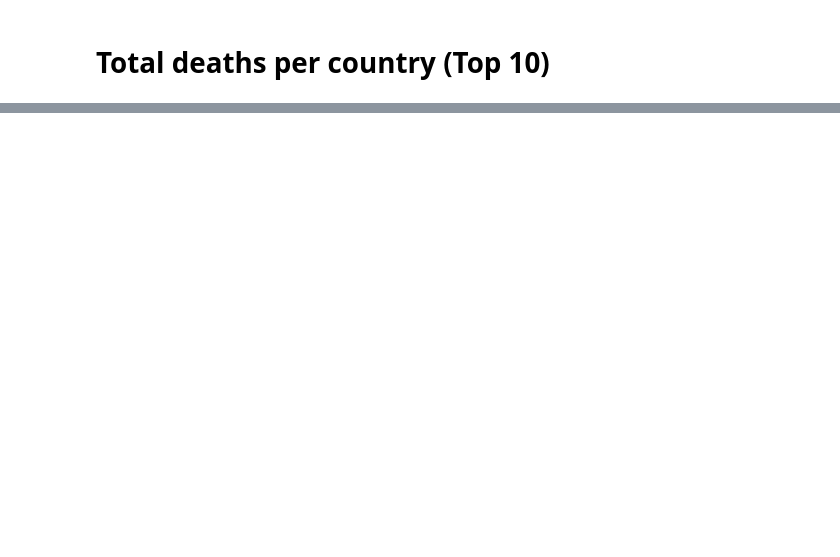
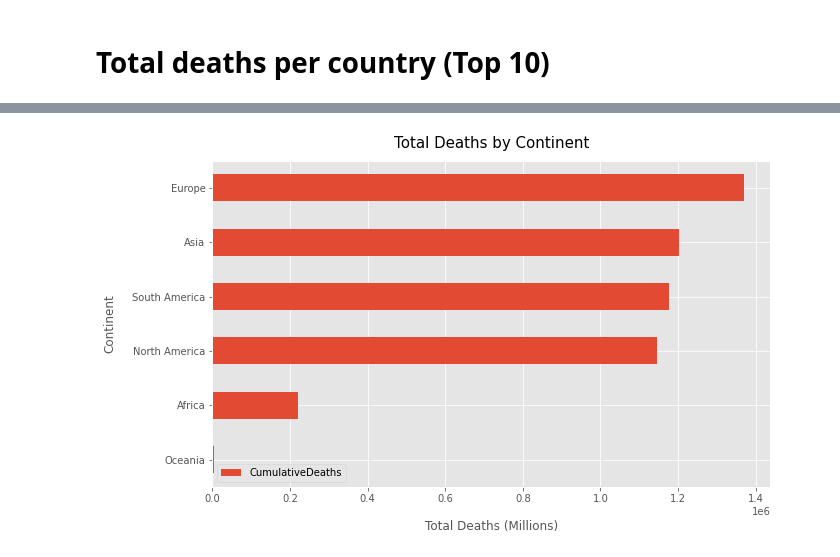
Before and after one commit to lyubol/Pandas-ETL---Covid, a Jupyter notebook: data_analysis.ipynb, the cells around one changed output, grey strips where cells are left out. Cells and saved outputs as stored; diff of their text form; code cells hidden in the pictures; blank space fills up the shorter version.

```diff
--- a/data_analysis.ipynb
+++ b/data_analysis.ipynb
@@ -34,0 +59,7 @@ df.groupby('Country').agg({'NewDeaths':'sum'}).sort_values('NewDeaths', ascendin
+# %%
+df_deaths_continent.groupby('Continent').agg({'CumulativeDeaths':'sum'}).sort_values(by='CumulativeDeaths', ascending=True).plot(kind='barh',figsize=(10,6))
+plt.xlabel("Total Deaths (Millions)", labelpad=16)
+plt.ylabel("Continent", labelpad=16)
+plt.title("Total Deaths by Continent", y=1.02, fontsize=15);
+# %% [output]
+[figure, added]
```
Also changed, not shown: parts of 9 cells of this notebook, 2 other files.
